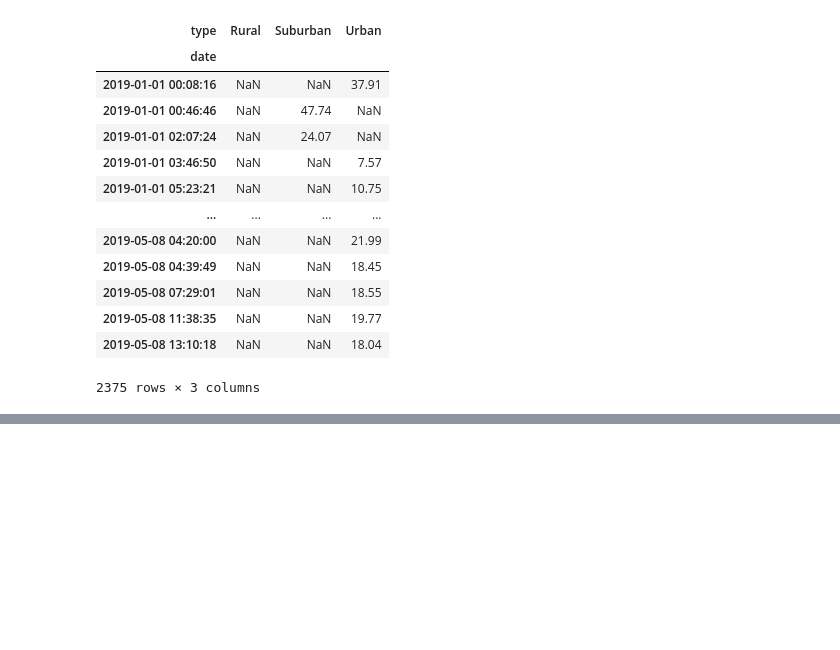
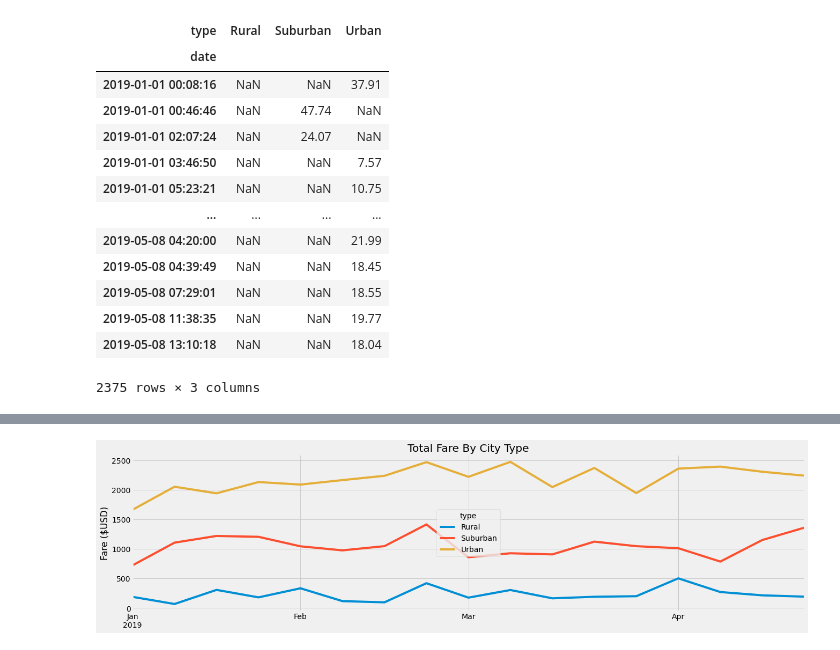
Before and after one commit to AadiJan/PyBer_Analysis, a Jupyter notebook: PyBer_Challenge.ipynb, the cells around one changed output, grey strips where cells are left out. Saved outputs shown, nothing was run; the diff lists cells and outputs as text; code cells hidden in the pictures; blank space fills up the shorter version.

```diff
--- a/PyBer_Challenge.ipynb
+++ b/PyBer_Challenge.ipynb
@@ -195,3 +205,5 @@ pyber_data_df.head()
 # %%
 # 4. Create a pivot table with the 'date' as the index, the columns ='type', and values='fare'
 # to get the total fares for each type of city by the date.
+fare_sum_type_date = pyber_data_df.pivot(index='date', columns='type', values='fare')
+fare_sum_type_date
@@ -198,2 +225,4 @@ pyber_data_df.head()
 # %%
 # 5. Create a new DataFrame from the pivot table DataFrame using loc on the given dates, '2019-01-01':'2019-04-29'.
+pivot_2 = fare_sum_type_date.loc[(fare_sum_type_date.index >= '2019-01-01') & (fare_sum_type_date.index <= '2019-04-29')]
+pivot_2
@@ -200,5 +244,5 @@ pyber_data_df.head()
 # %%
 # 6. Set the "date" index to datetime datatype. This is necessary to use the resample() method in Step 8.
-# df.index = pd.to_datetime(df.index)
+pivot_2.index = pd.to_datetime(pivot_2.index)
 # %%
 # 7. Check that the datatype for the index is datetime using df.info()
@@ -205,2 +261,4 @@ pyber_data_df.head()
 # %%
 # 8. Create a new DataFrame using the "resample()" function by week 'W' and get the sum of the fares for each week.
+pivot_week = pivot_2.resample("W").sum()
+pivot_week.head(10)
@@ -207,7 +278,15 @@ pyber_data_df.head()
 # %%
 # 8. Using the object-oriented interface method, plot the resample DataFrame using the df.plot() function.
 
 # Import the style from Matplotlib.
 from matplotlib import style
 # Use the graph style fivethirtyeight.
 style.use('fivethirtyeight')
+pivot_chart = pivot_week.plot(figsize=(20,5))
+pivot_chart.set_title("Total Fare By City Type")
+pivot_chart.set_xlabel("")
+pivot_chart.set_ylabel("Fare ($USD)")
+plt.savefig("C:/Users/aadiv/Documents/PyBer_Analysis")
+plt.show()
+# %% [output]
+[figure, added]
```
Also changed, not shown: parts of 8 cells of this notebook.
